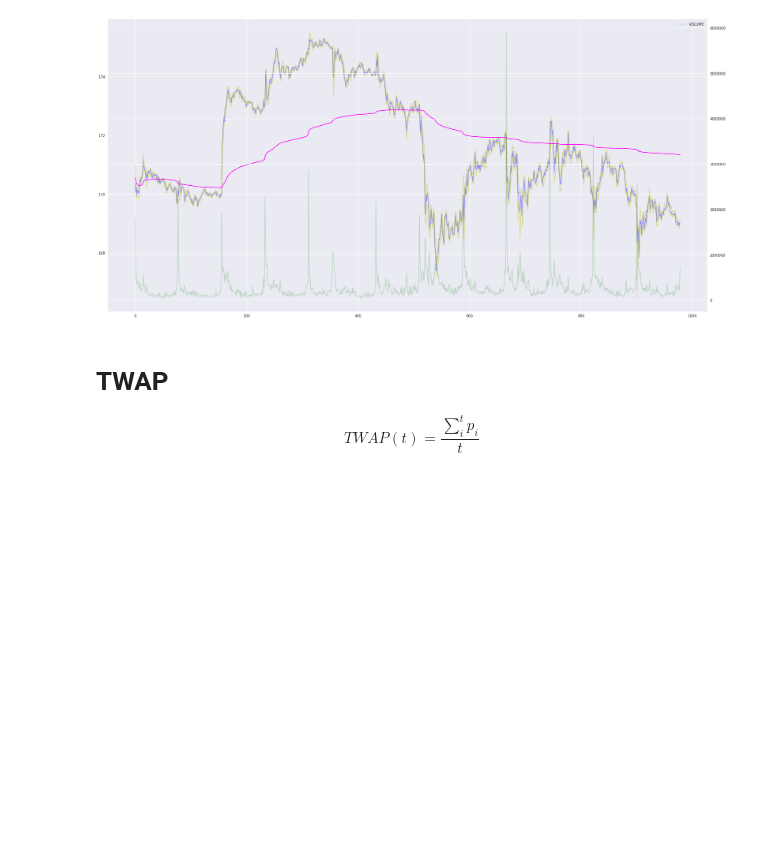
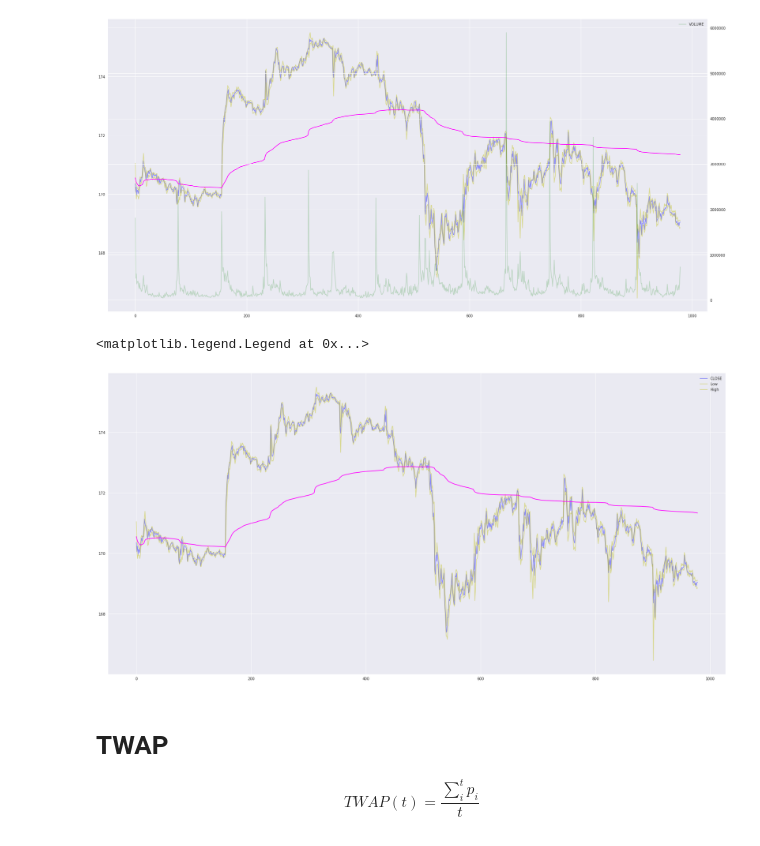
Before and after one commit to NWChen/execution_algos, a Jupyter notebook: wap.ipynb, the cells around one changed output. Saved outputs shown, nothing was run; the diff lists cells and outputs as text; code cells hidden in the pictures; blank space fills up the shorter version.

```diff
--- a/wap.ipynb
+++ b/wap.ipynb
@@ -47,6 +54,15 @@ ax2.legend()
 # %% [output]
 <matplotlib.legend.Legend at 0x...>
 [figure]
+# %%
+plt.plot(data.Close, alpha=0.4, c='b', label='CLOSE')
+plt.plot(data.Low, alpha=0.4, c='y')
+plt.plot(data.High, alpha=0.4, c='y')
+plt.plot(vwap, c='magenta')
+plt.legend()
+# %% [output]
+<matplotlib.legend.Legend at 0x...>
+[figure, added]
 # %% [markdown]
 # TWAP
 
```
Also changed, not shown: parts of 2 cells of this notebook.
